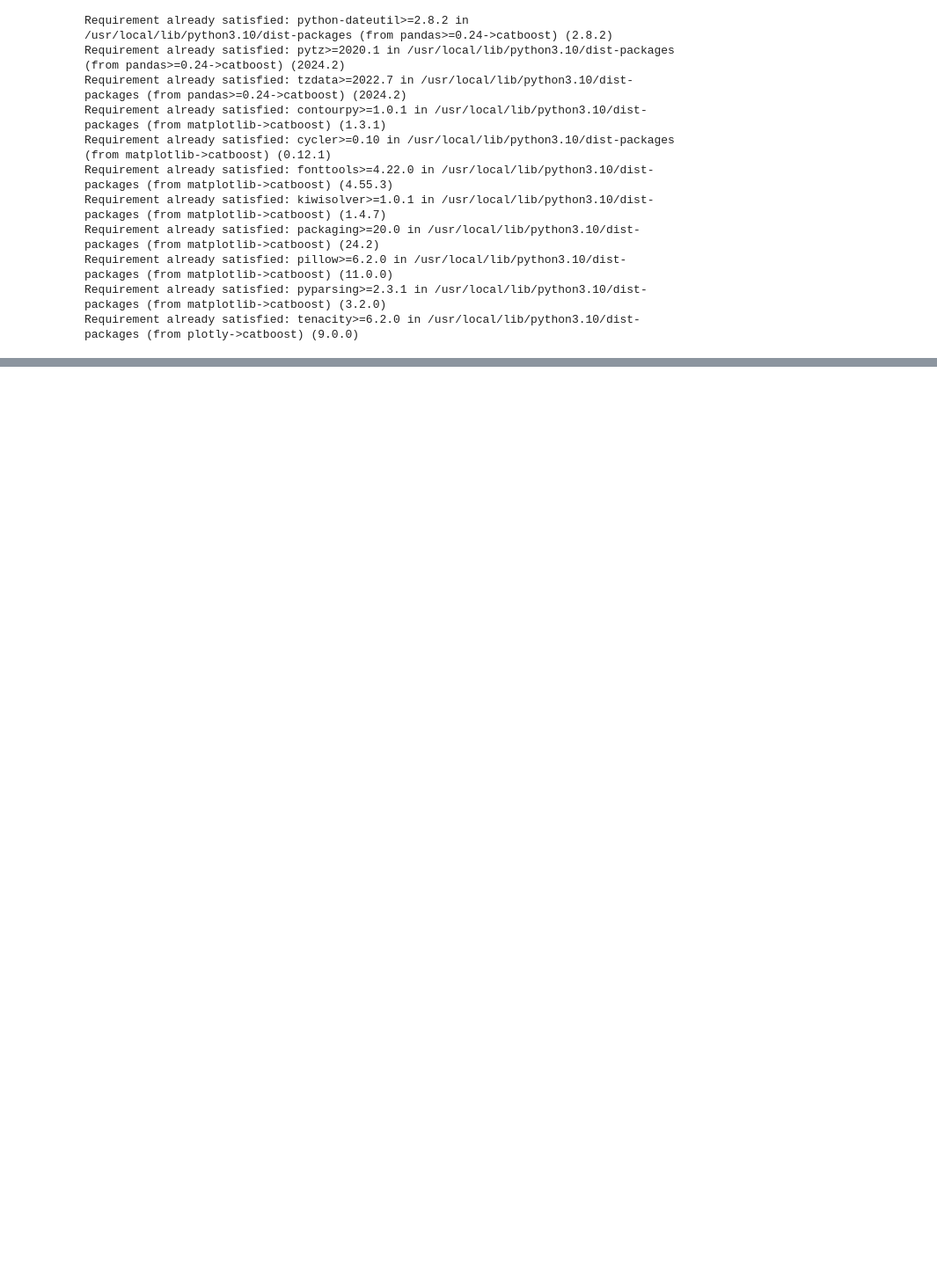
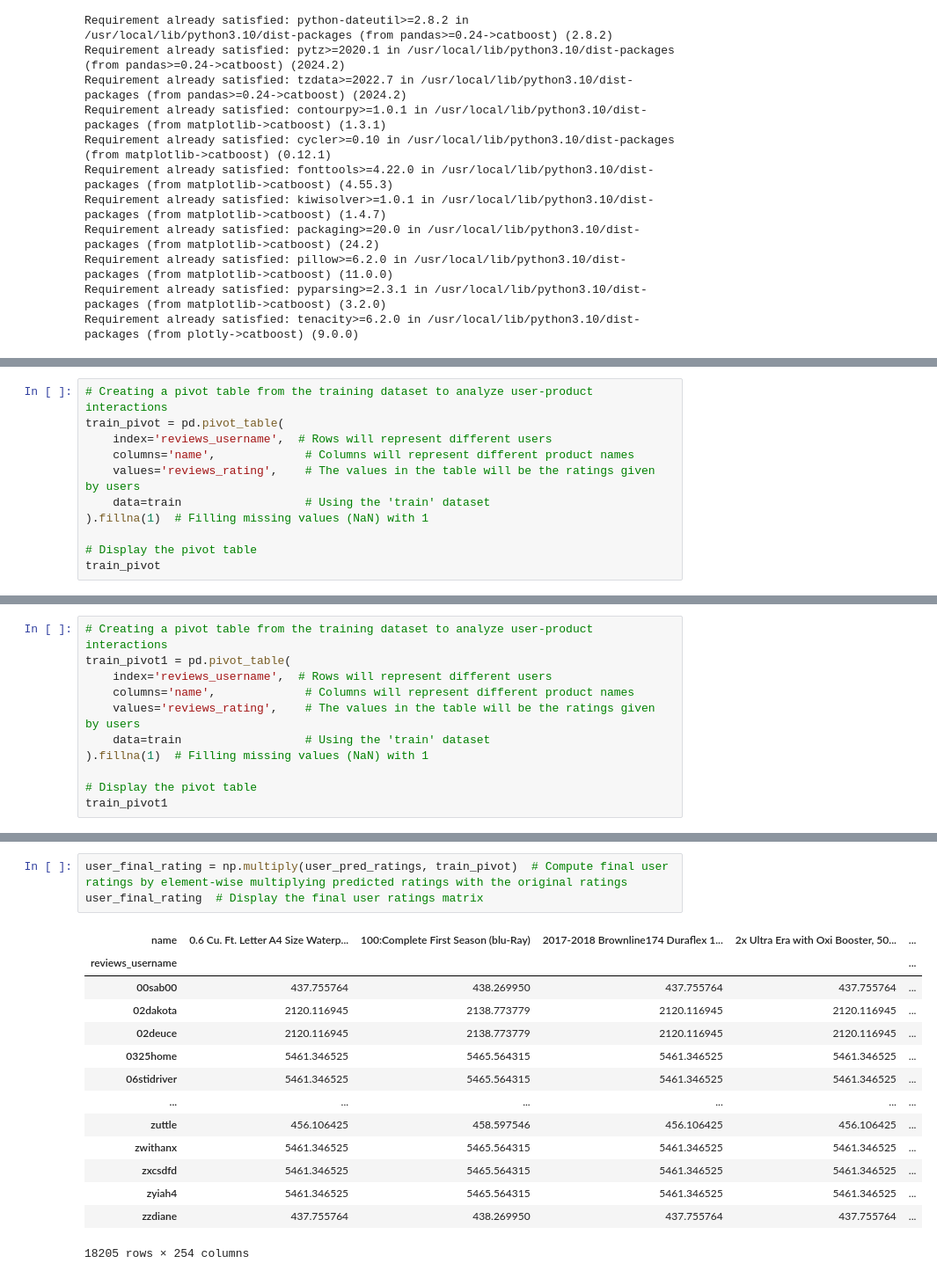
Before and after one commit to imsaptarshi91/Sentiment_Based_Product_Recommendation, a Jupyter notebook: Sentiment_based_Recommender_system.ipynb, the cells around one changed output, grey strips where cells are left out. Shown at 88% size. Drawn from its saved outputs; the diff is of its cells as text; blank space fills up the shorter version.

```diff
--- a/Sentiment_based_Recommender_system.ipynb
+++ b/Sentiment_based_Recommender_system.ipynb
@@ -1300,0 +866,11 @@ The behavior of DataFrame.sum with axis=None is deprecated, in a future version
+# %%
+# Creating a pivot table from the training dataset to analyze user-product interactions
+train_pivot = pd.pivot_table(
+    index='reviews_username',  # Rows will represent different users
+    columns='name',             # Columns will represent different product names
+    values='reviews_rating',    # The values in the table will be the ratings given by users
+    data=train                  # Using the 'train' dataset
+).fillna(1)  # Filling missing values (NaN) with 1
+
+# Display the pivot table
+train_pivot
@@ -1300,0 +892,11 @@ The behavior of DataFrame.sum with axis=None is deprecated, in a future version
+# %%
+# Creating a pivot table from the training dataset to analyze user-product interactions
+train_pivot1 = pd.pivot_table(
+    index='reviews_username',  # Rows will represent different users
+    columns='name',             # Columns will represent different product names
+    values='reviews_rating',    # The values in the table will be the ratings given by users
+    data=train                  # Using the 'train' dataset
+).fillna(1)  # Filling missing values (NaN) with 1
+
+# Display the pivot table
+train_pivot1
@@ -1300,0 +994,18 @@ The behavior of DataFrame.sum with axis=None is deprecated, in a future version
+# %%
+user_final_rating = np.multiply(user_pred_ratings, train_pivot)  # Compute final user ratings by element-wise multiplying predicted ratings with the original ratings
+user_final_rating  # Display the final user ratings matrix
+# %% [output]
+| name | 0.6 Cu. Ft. Letter A4 Size Waterp... | 100:Complete First Season (blu-Ray) | 2017-2018 Brownline174 Duraflex 1... | 2x Ultra Era with Oxi Booster, 50... | ... |
+| reviews_username |  |  |  |  | ... |
+| 00sab00 | 437.755764 | 438.269950 | 437.755764 | 437.755764 | ... |
+| 02dakota | 2120.116945 | 2138.773779 | 2120.116945 | 2120.116945 | ... |
+| 02deuce | 2120.116945 | 2138.773779 | 2120.116945 | 2120.116945 | ... |
+| 0325home | 5461.346525 | 5465.564315 | 5461.346525 | 5461.346525 | ... |
+| 06stidriver | 5461.346525 | 5465.564315 | 5461.346525 | 5461.346525 | ... |
+| ... | ... | ... | ... | ... | ... |
+| zuttle | 456.106425 | 458.597546 | 456.106425 | 456.106425 | ... |
+| zwithanx | 5461.346525 | 5465.564315 | 5461.346525 | 5461.346525 | ... |
+| zxcsdfd | 5461.346525 | 5465.564315 | 5461.346525 | 5461.346525 | ... |
+| zyiah4 | 5461.346525 | 5465.564315 | 5461.346525 | 5461.346525 | ... |
+| zzdiane | 437.755764 | 438.269950 | 437.755764 | 437.755764 | ... |
+18205 rows × 254 columns
```
Also changed, not shown: parts of 162 cells of this notebook, 14 other files.
